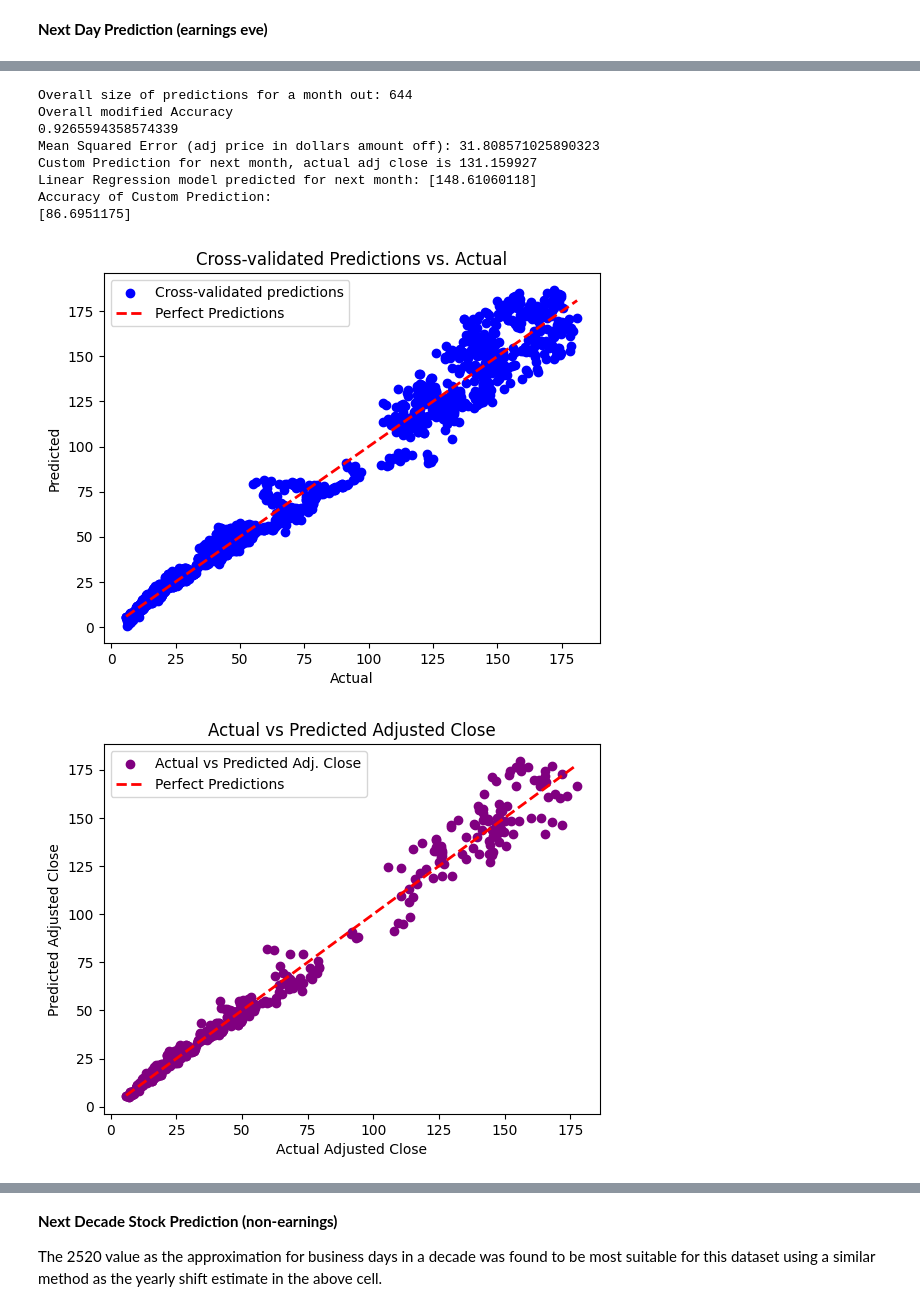
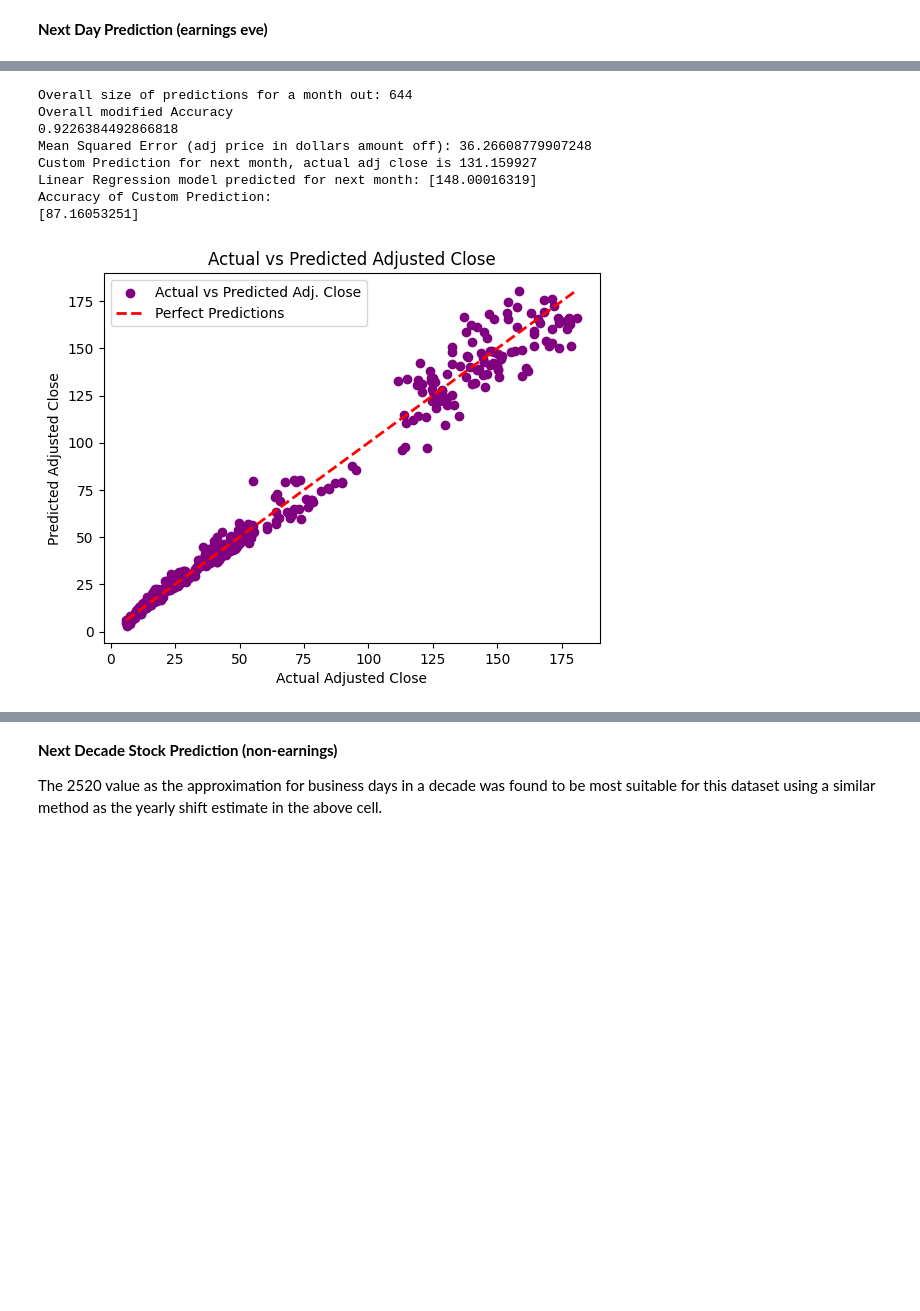
Before and after one commit to EliMartian/aapl_stock, a Jupyter notebook: aapl_stock_research.ipynb, the cells around one changed output, grey strips where cells are left out. Saved outputs shown, nothing was run; the diff lists cells and outputs as text; code cells hidden in the pictures; blank space fills up the shorter version.

```diff
--- a/aapl_stock_research.ipynb
+++ b/aapl_stock_research.ipynb
@@ -342,13 +337,9 @@ X_aapl = df_aapl_non.drop(['Adj Close', 'Target Adj Close', 'Date', 'Estimated E
 # Split the data into training and testing sets
 X_train, X_test, y_train, y_test = train_test_split(X_aapl, y_aapl, test_size=0.2)
 
-# Create a StandardScaler
+# Create a StandardScaler and apply to train and test data
 scaler = StandardScaler()
-
-# Fit and transform the scaler on the training data
 X_train_scaled = scaler.fit_transform(X_train)
-
-# Transform the test data using the scaler
 X_test_scaled = scaler.transform(X_test)
 
 # Create a linear regression model
@@ -390,45 +381,35 @@ actual_adj_value = 131.159927
 # Scale the custom input values using a standard scaker
 custom_values_scaled = scaler.transform(custom_values)
 
 # Make predictions with the linear regression model
 # for our custom values (test example (2022-05-17) predicting (2022-06-17)
 custom_predictions = linear_regression_model.predict(custom_values_scaled)
 
 # Print the predictions
 print(f"Custom Prediction for next month, actual adj close is {actual_adj_value}")
 print(f"Linear Regression model predicted for next month: {custom_predictions}")
 
 print("Accuracy of Custom Prediction:")
 print((1 - np.abs(1 - custom_predictions / actual_adj_value)) * 100)
 
-# Plot the results of cross-validated predictions
-plt.scatter(y_aapl, predicted, color='blue', label='Cross-validated predictions')
-plt.plot([y_aapl.min(), y_aapl.max()], [y_aapl.min(), y_aapl.max()], linestyle='--', color='red', linewidth=2, label='Perfect Predictions')
-plt.xlabel('Actual')
-plt.ylabel('Predicted')
-plt.title('Cross-validated Predictions vs. Actual')
-plt.legend()
-plt.show()
-
 # Plot the actual difference between the predicted and actual adjusted close
 plt.scatter(results_df['Actual'], results_df['Predicted'], color='purple', label='Actual vs Predicted Adj. Close')
 
 # Plot a diagonal line representing perfect predictions
 plt.plot([results_df['Actual'].min(), results_df['Actual'].max()], [results_df['Actual'].min(), results_df['Actual'].max()], linestyle='--', color='red', linewidth=2, label='Perfect Predictions')
 
 plt.xlabel('Actual Adjusted Close')
 plt.ylabel('Predicted Adjusted Close')
 plt.title('Actual vs Predicted Adjusted Close')
 plt.legend()
 plt.show()
 # %% [output]
 Overall size of predictions for a month out: 644
 Overall modified Accuracy
-0.9265594358574339
-Mean Squared Error (adj price in dollars amount off): 31.808571025890323
+0.9226384492866818
+Mean Squared Error (adj price in dollars amount off): 36.26608779907248
 Custom Prediction for next month, actual adj close is 131.159927
-Linear Regression model predicted for next month: [148.61060118]
+Linear Regression model predicted for next month: [148.00016319]
 Accuracy of Custom Prediction:
-[86.6951175]
+[87.16053251]
-[figure, old version]
+[figure, new version]
-[figure, removed]
```
Also changed, not shown: parts of 23 cells of this notebook, 1 other file.
